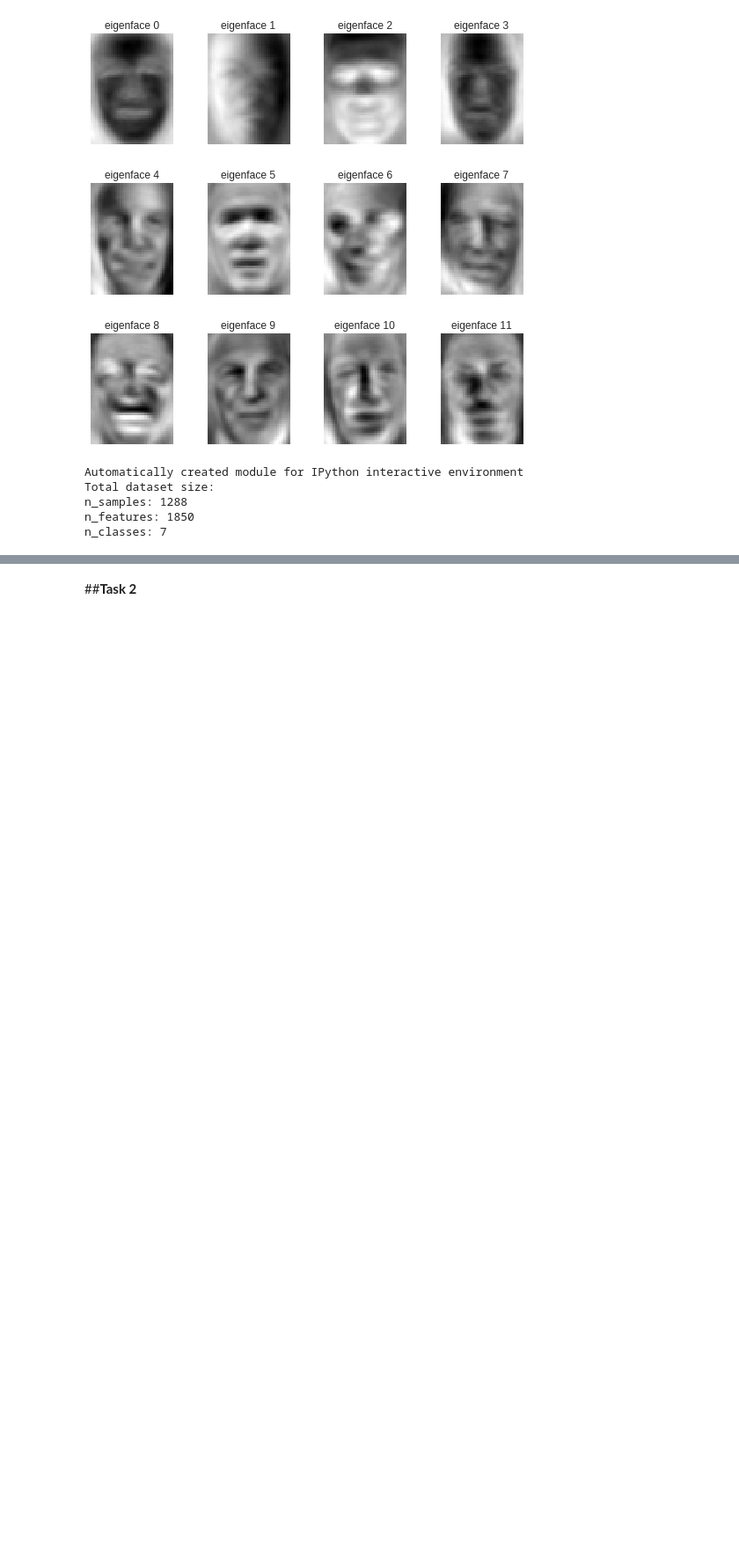
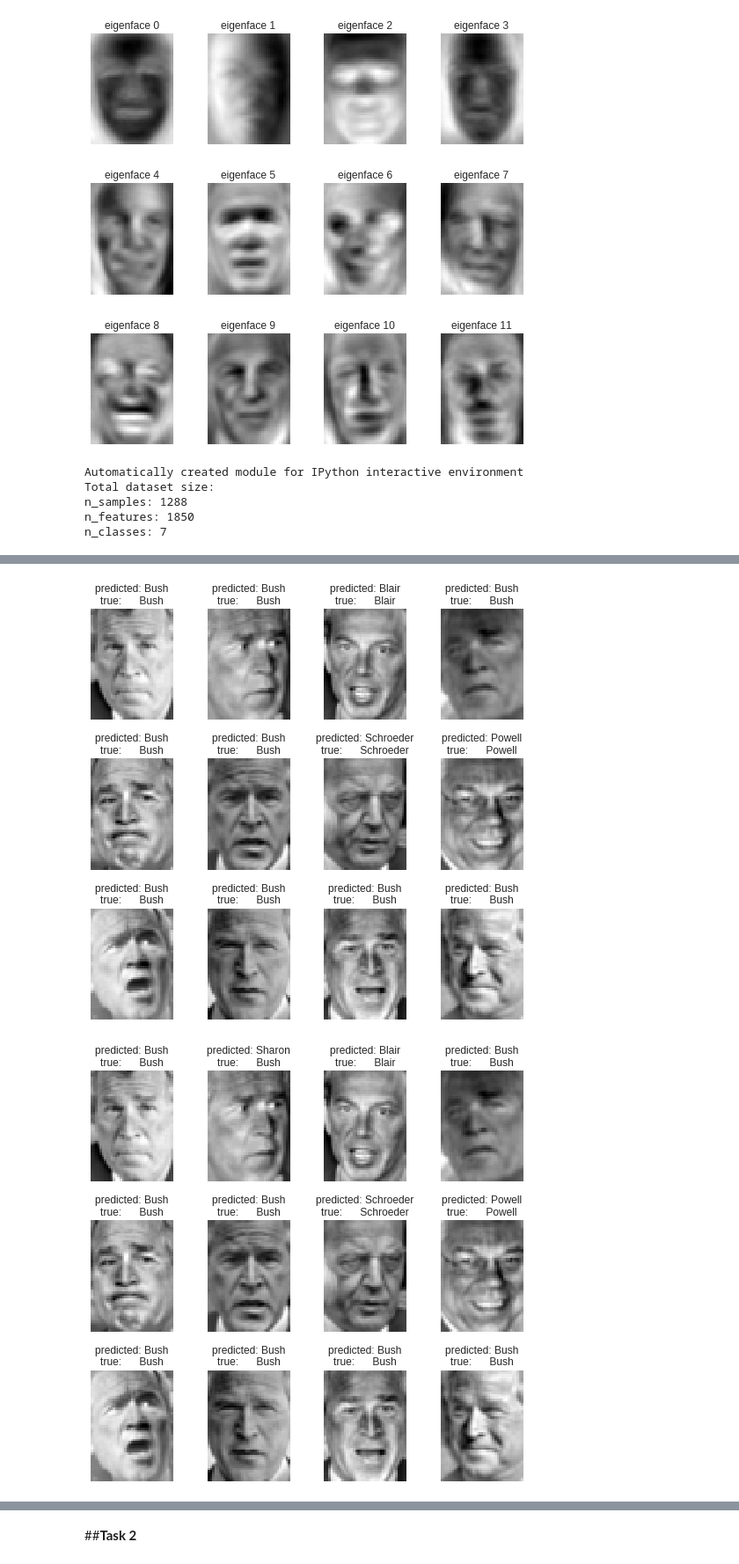
Before and after one commit to 842Mono/CSEN1067_Machine_Learning_Project1, a Jupyter notebook: Project2ML.ipynb, the cells around one changed output, grey strips where cells are left out. Shown at 88% size. Drawn from its saved outputs; the diff is of its cells as text; code cells hidden in the pictures; blank space fills up the shorter version.

```diff
--- a/Project2ML.ipynb
+++ b/Project2ML.ipynb
@@ -555,0 +518,7 @@ print("un_eigenfaces_array :",un_eigenfaces_array)
+# %%
+for j in range(len(un_predict_array)):
+  unprediction_titles_new = [title(un_predict_array[j], un_y_test, target_names, i)
+                           for i in range(un_predict_array[j].shape[0])]
+
+  plot_gallery(un_X_test, unprediction_titles_new, hh, ww)
+# %% [output]
@@ -555,0 +527,2 @@ print("un_eigenfaces_array :",un_eigenfaces_array)
+[figure, added]
+[figure, added]
```
Also changed, not shown: parts of 7 cells of this notebook.
